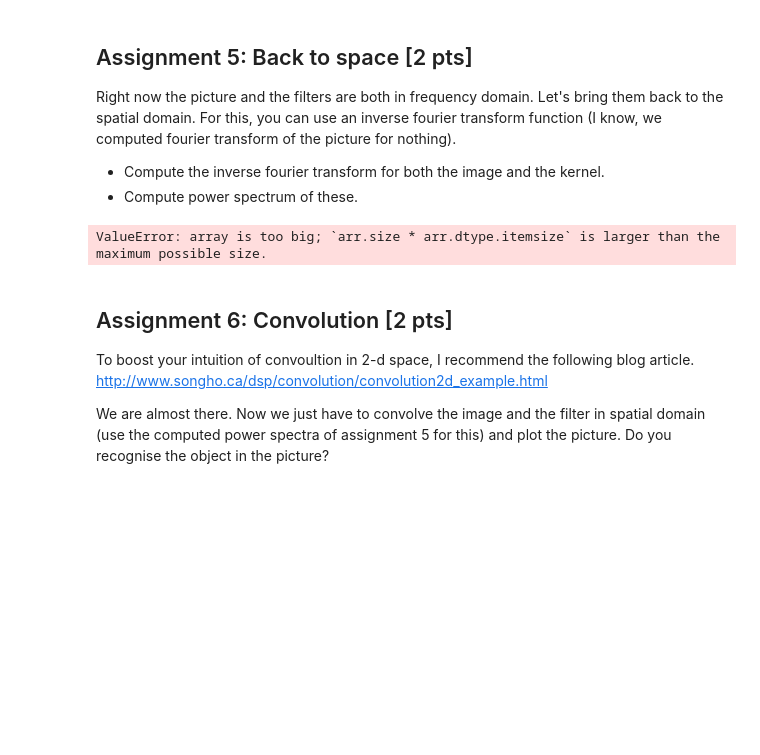
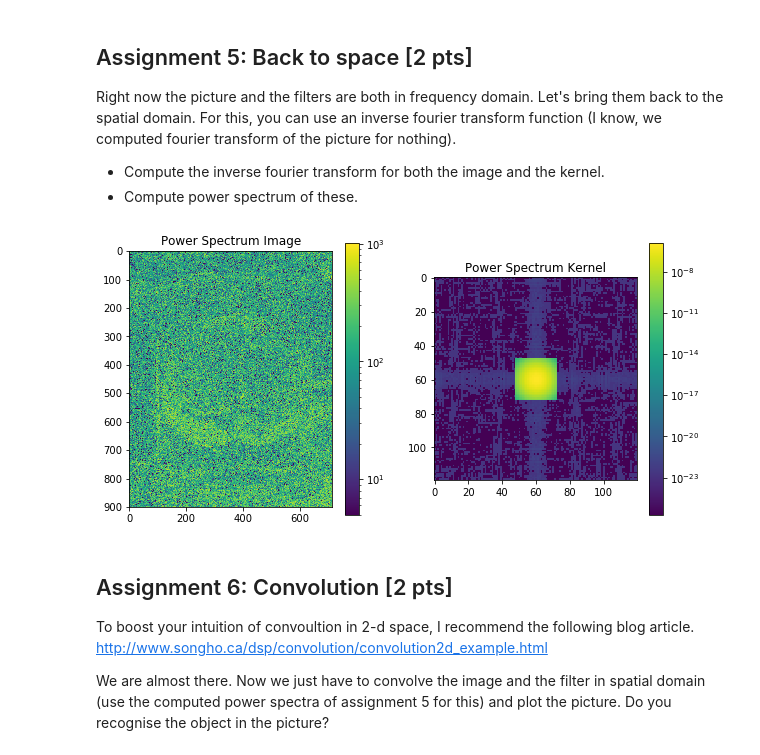
Before and after one commit to NBP-ACC/week-9-acc_9, a Jupyter notebook: sheet07.ipynb, the cells around one changed output. Saved outputs shown, nothing was run; the diff lists cells and outputs as text; code cells hidden in the pictures; blank space fills up the shorter version.

```diff
--- a/sheet07.ipynb
+++ b/sheet07.ipynb
@@ -180,15 +216,24 @@ Text(0.5,1,'Filtered Spectrum')
 Right now the picture and the filters are both in frequency domain. Let's bring them back to the spatial domain. For this, you can use an inverse fourier transform function (I know, we computed fourier transform of the picture for nothing).
 - Compute the inverse fourier transform for both the image and the kernel.
 - Compute power spectrum of these.
-# %%
-# TODO
-# Compute the inverse fourier transform for both the image and the kernel.
-im_new = fftpack.ifft2(shifted_transform).real
-
-
-#Power Spectrum
-# %% [output]
-ValueError: array is too big; `arr.size * arr.dtype.itemsize` is larger than the maximum possible size.
+# %%
+# Compute the inverse fourier transform for both the image and the kernel
+im_spatial = fftpack.ifft2(shifted_transform)
+kernel_spatial = fftpack.ifft2(kernel)
+kernel_spatial = fftpack.ifft2(np.fft.fftshift(kernel_spatial)) # shift the frequencies of kernel before transform
+#kernel_spatial_shifted = np.fft.fftshift(kernel_spatial)
+
+# Plot Power Spectra
+fig, ax  = plt.subplots(nrows=1, ncols=2, figsize=(10,5))
+img_0 = ax[0].imshow(np.abs(im_spatial), norm=LogNorm(vmin = 5))
+ax[0].set_title('Power Spectrum Image')
+plt.colorbar(img_0, ax = ax[0])
+img_1 = ax[1].imshow(np.abs(kernel_spatial), norm=LogNorm())
+ax[1].set_title('Power Spectrum Kernel')
+plt.colorbar(img_1, ax = ax[1])
+plt.show()
+# %% [output]
+[figure, added]
 # %% [markdown]
 ## Assignment 6: Convolution [2 pts]
 
```
Also changed, not shown: parts of 12 cells of this notebook.
